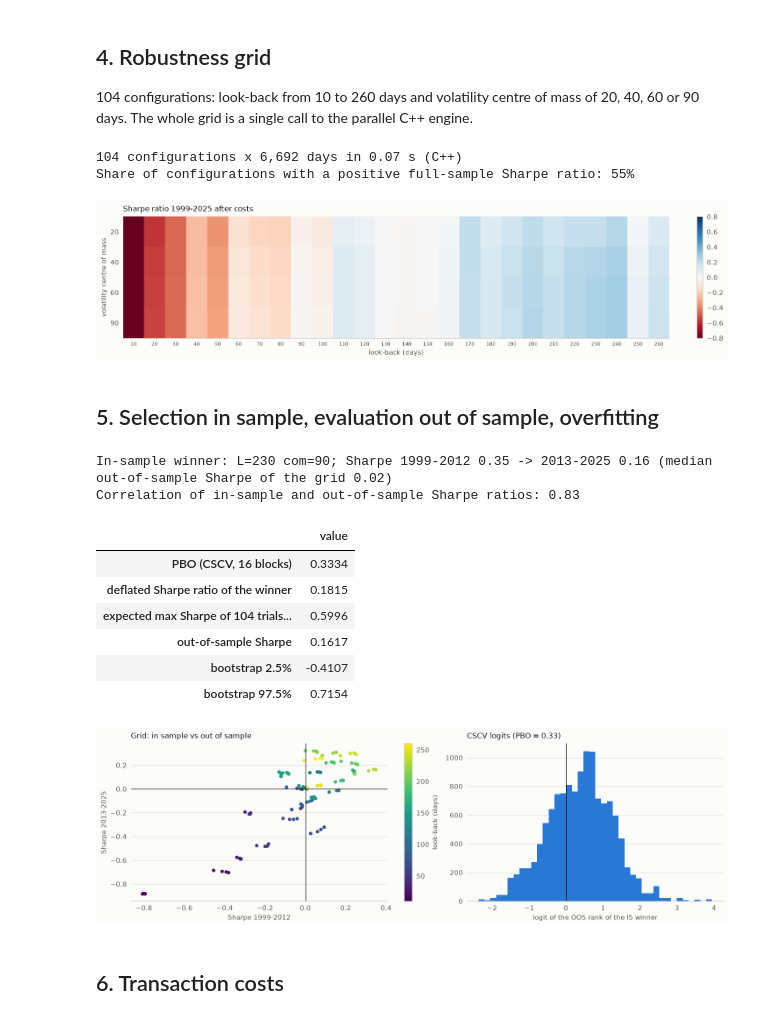
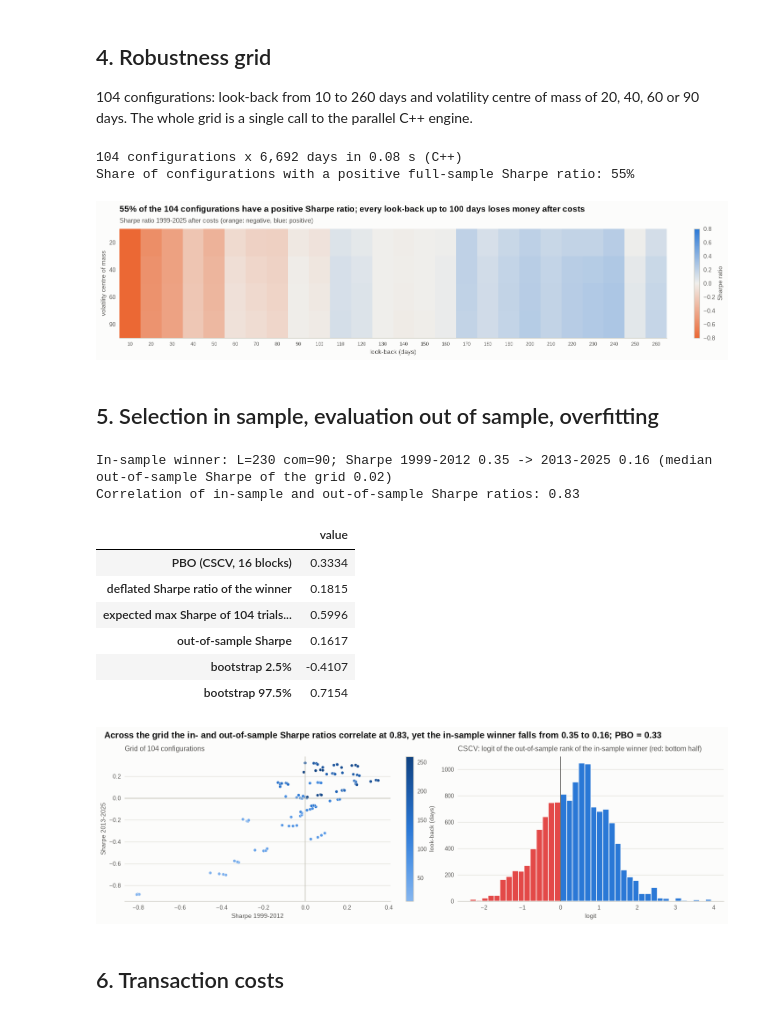
Before and after one commit to paolo993788/Algorithmic-trading, a Jupyter notebook: notebooks/trend_following/multi_asset_time_series_momentum.ipynb, the cells around one changed output. Cells and saved outputs as stored; diff of their text form; code cells hidden in the pictures.

```diff
--- a/notebooks/trend_following/multi_asset_time_series_momentum.ipynb
+++ b/notebooks/trend_following/multi_asset_time_series_momentum.ipynb
@@ -70,7 +70,11 @@ OUTPUT_DIR = ROOT / "outputs" / "time_series_momentum"
 OUTPUT_DIR.mkdir(parents=True, exist_ok=True)
 
 pd.set_option("display.float_format", lambda x: f"{x:,.4f}")
-from backtest_engine.figstyle import MUTED, NEGATIVE, SERIES, notebook_style, ordinal_colors
+from matplotlib.colors import LinearSegmentedColormap
+from backtest_engine.figstyle import (MUTED, NEGATIVE, NOTEBOOK, ORDINAL, SERIES, figure_headline, headline,
+                                      label_ends, notebook_style, ordinal_colors)
+DIVERGING = LinearSegmentedColormap.from_list("diverging", [SERIES[1], NOTEBOOK["neutral"], SERIES[0]])  # orange < 0 < blue
+SEQUENTIAL = LinearSegmentedColormap.from_list("sequential", ORDINAL)                                    # one hue
 notebook_style()   # validated palette, recessive grid, constrained layout (see figstyle.py)
 import matplotlib.dates as mdates
 from matplotlib import ticker
@@ -214,27 +224,33 @@ single call to the parallel C++ engine.
 # %%
 t0 = time.perf_counter()
 grid, configs = st.tsmom_grid(prices, GRID_LOOKBACKS, GRID_COMS, TARGET_VOL, MAX_LEVERAGE, COST, LAG)
 grid = grid.iloc[WARMUP:]
 print(f"{grid.shape[1]} configurations x {grid.shape[0]:,} days in {time.perf_counter() - t0:.2f} s (C++)")
 in_sample = grid.index <= IN_SAMPLE_END
 configs["Sharpe full"] = grid.apply(mt.sharpe_ratio)
 configs["Sharpe in sample"] = grid[in_sample].apply(mt.sharpe_ratio)
 configs["Sharpe out of sample"] = grid[~in_sample].apply(mt.sharpe_ratio)
 heat = configs.pivot(index="com", columns="lookback", values="Sharpe full")
 
 fig, ax = plt.subplots(figsize=(13, 3.2))
-im = ax.imshow(heat.to_numpy(), aspect="auto", cmap="RdBu", vmin=-0.8, vmax=0.8)
-ax.set_xticks(range(len(heat.columns)), heat.columns, fontsize=7)
+im = ax.imshow(heat.to_numpy(), aspect="auto", cmap=DIVERGING, vmin=-0.8, vmax=0.8)
+ax.set_xticks(range(len(heat.columns)), heat.columns, fontsize=7.5)
 ax.set_yticks(range(len(heat.index)), [f"{c:g}" for c in heat.index])
-ax.set(xlabel="look-back (days)", ylabel="volatility centre of mass", title="Sharpe ratio 1999-2025 after costs")
+ax.set(xlabel="look-back (days)", ylabel="volatility centre of mass")
 ax.grid(False)
-fig.colorbar(im, ax=ax)
+fig.colorbar(im, ax=ax, label="Sharpe ratio")
+losing = heat.max(axis=0) < 0                       # look-backs whose every volatility window loses money
+prefix = losing.to_numpy().cumprod().astype(bool)                # leading run of losing look-backs
+short = int(heat.columns[prefix].max()) if prefix.any() else None
+headline(ax, f"{(configs['Sharpe full'] > 0).mean():.0%} of the {len(configs)} configurations have a positive Sharpe ratio"
+             + (f"; every look-back up to {short} days loses money after costs" if short else ""),
+         "Sharpe ratio 1999-2025 after costs (orange: negative, blue: positive)")
 fig.savefig(OUTPUT_DIR / "robustness_grid.png", dpi=150)
 print(f"Share of configurations with a positive full-sample Sharpe ratio: {(configs['Sharpe full'] > 0).mean():.0%}")
 # %% [output]
-104 configurations x 6,692 days in 0.07 s (C++)
+104 configurations x 6,692 days in 0.08 s (C++)
 Share of configurations with a positive full-sample Sharpe ratio: 55%
-[figure, old version]
+[figure, new version]
 # %% [markdown]
 ## 5. Selection in sample, evaluation out of sample, overfitting
 # %%
@@ -255,14 +271,22 @@ display(pd.Series({"PBO (CSCV, 16 blocks)": pbo["pbo"], "deflated Sharpe ratio o
                    "bootstrap 2.5%": lo, "bootstrap 97.5%": hi}, name="value").to_frame())
 
 fig, axes = plt.subplots(1, 2, figsize=(13, 4))
-points = axes[0].scatter(configs["Sharpe in sample"], configs["Sharpe out of sample"], c=configs["lookback"], cmap="viridis", s=18)
+points = axes[0].scatter(configs["Sharpe in sample"], configs["Sharpe out of sample"], c=configs["lookback"], cmap=SEQUENTIAL,
+                         s=20, edgecolors=NOTEBOOK["surface"], linewidths=0.4)
 fig.colorbar(points, ax=axes[0], label="look-back (days)")
-axes[0].axhline(0, color="k", lw=0.8)
-axes[0].axvline(0, color="k", lw=0.8)
-axes[0].set(xlabel="Sharpe 1999-2012", ylabel="Sharpe 2013-2025", title="Grid: in sample vs out of sample")
-axes[1].hist(pbo["logit"], bins=40, color=SERIES[0])
-axes[1].axvline(0, color="k", lw=1)
-axes[1].set(title=f"CSCV logits (PBO = {pbo['pbo']:.2f})", xlabel="logit of the OOS rank of the IS winner")
+axes[0].axhline(0, color=NOTEBOOK["axis"], lw=1.0)
+axes[0].axvline(0, color=NOTEBOOK["axis"], lw=1.0)
+axes[0].set(xlabel="Sharpe 1999-2012", ylabel="Sharpe 2013-2025", title=f"Grid of {len(configs)} configurations")
+_, edges, patches = axes[1].hist(pbo["logit"], bins=40, color=SERIES[0])
+for left, right, patch_ in zip(edges[:-1], edges[1:], patches):   # logit <= 0: the winner is in the bottom half OOS
+    if (left + right) / 2 <= 0:
+        patch_.set_facecolor(NEGATIVE)
+axes[1].axvline(0, color=NOTEBOOK["ink2"], lw=1.0)
+axes[1].set(title="CSCV: logit of the out-of-sample rank of the in-sample winner (red: bottom half)", xlabel="logit")
+sr_is, sr_oos = configs.loc[best, "Sharpe in sample"], configs.loc[best, "Sharpe out of sample"]
+figure_headline(fig, f"Across the grid the in- and out-of-sample Sharpe ratios correlate at "
+                     f"{configs['Sharpe in sample'].corr(configs['Sharpe out of sample']):.2f}, yet the in-sample winner "
+                     f"{'falls' if sr_oos < sr_is else 'rises'} from {sr_is:.2f} to {sr_oos:.2f}; PBO = {pbo['pbo']:.2f}")
 fig.savefig(OUTPUT_DIR / "overfitting.png", dpi=150)
 # %% [output]
 In-sample winner: L=230 com=90; Sharpe 1999-2012 0.35 -> 2013-2025 0.16 (median out-of-sample Sharpe of the grid 0.02)
@@ -274,7 +298,7 @@ Correlation of in-sample and out-of-sample Sharpe ratios: 0.83
 | out-of-sample Sharpe | 0.1617 |
 | bootstrap 2.5% | -0.4107 |
 | bootstrap 97.5% | 0.7154 |
-[figure, old version]
+[figure, new version]
 # %% [markdown]
 ## 6. Transaction costs
 # %%
```
Also changed, not shown: parts of 3 cells of this notebook, 4 other files.
